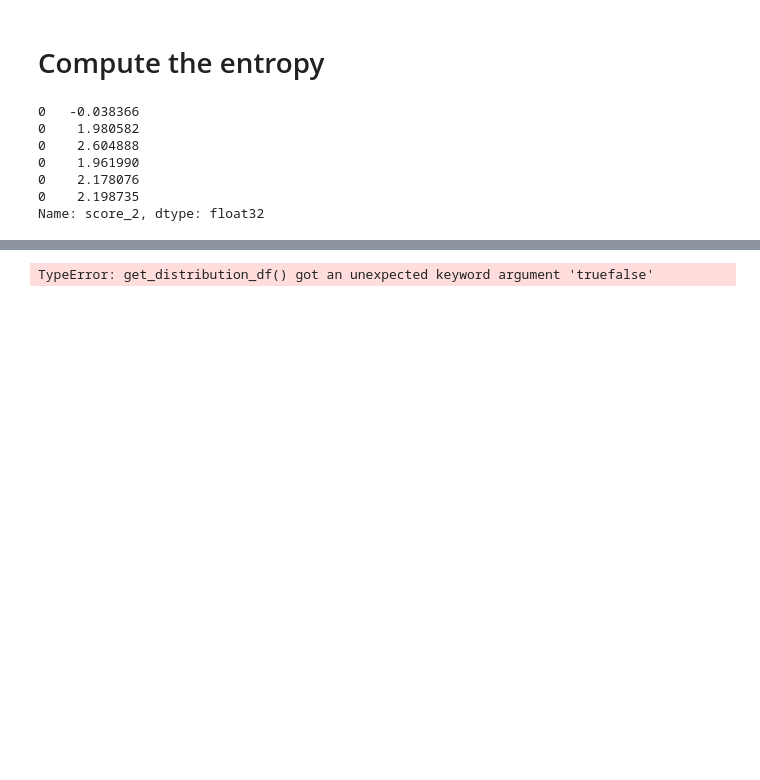
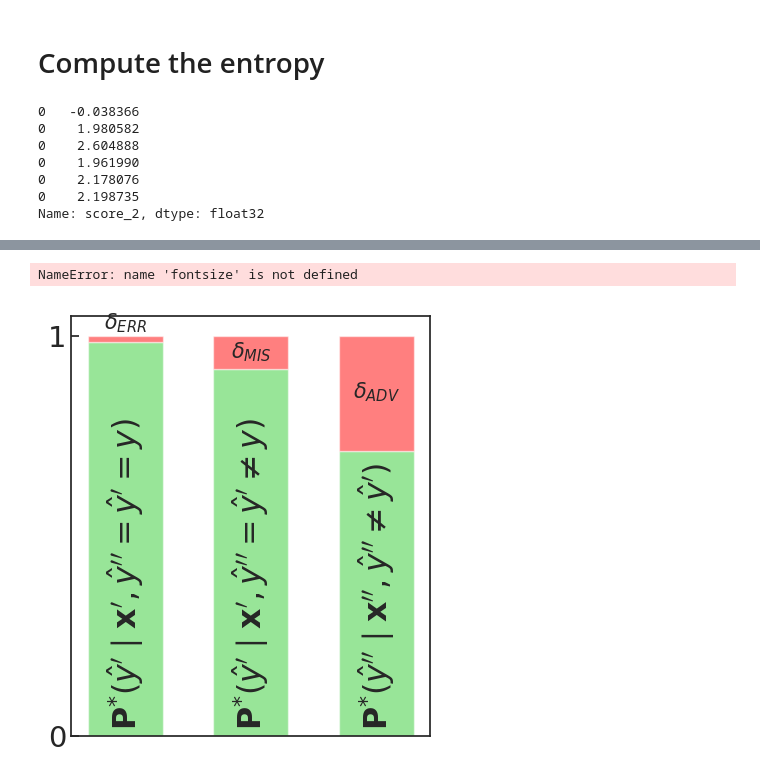
Before and after one commit to viictorjimenezzz/pa-covariate-shift, a Jupyter notebook: src/plot/adv/adv_eval.ipynb, the cells around one changed output, grey strips where cells are left out. Cells and saved outputs as stored; diff of their text form; code cells hidden in the pictures; blank space fills up the shorter version.

```diff
--- a/src/plot/adv/adv_eval.ipynb
+++ b/src/plot/adv/adv_eval.ipynb
@@ -2981,17 +3178,18 @@ def plot_distributions_truefalse_0_indication(
         plt.close()
 # %%
 defenses = ["Engstrom2019Robustness"]
-df = get_distribution_df(["PGD"], defenses, ["0.0314"], truefalse = True)
+df = get_distribution_df(["PGD"], defenses, ["0.0314"])
 
 plot_distributions_truefalse_0_indication(
         df_truefalse = df,
         attack = "PGD",
         savedir = r"/cluster/home/vjimenez/adv_pa_new/results/adv",
         save = False,
         legend = False
 )
 # %% [output]
-TypeError: get_distribution_df() got an unexpected keyword argument 'truefalse'
+NameError: name 'fontsize' is not defined
+[figure, added]
 # %%
 import numpy as np
 from sklearn.preprocessing import MinMaxScaler, StandardScaler, RobustScaler
```
Also changed, not shown: parts of 30 cells of this notebook, 12 other files.
